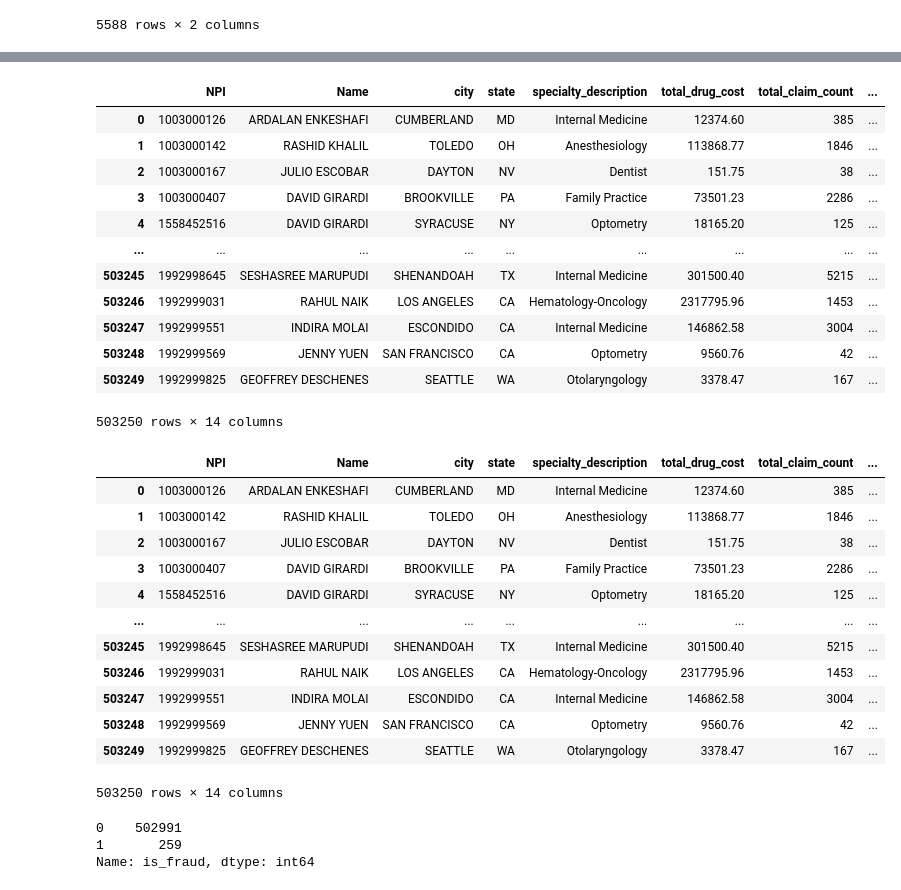
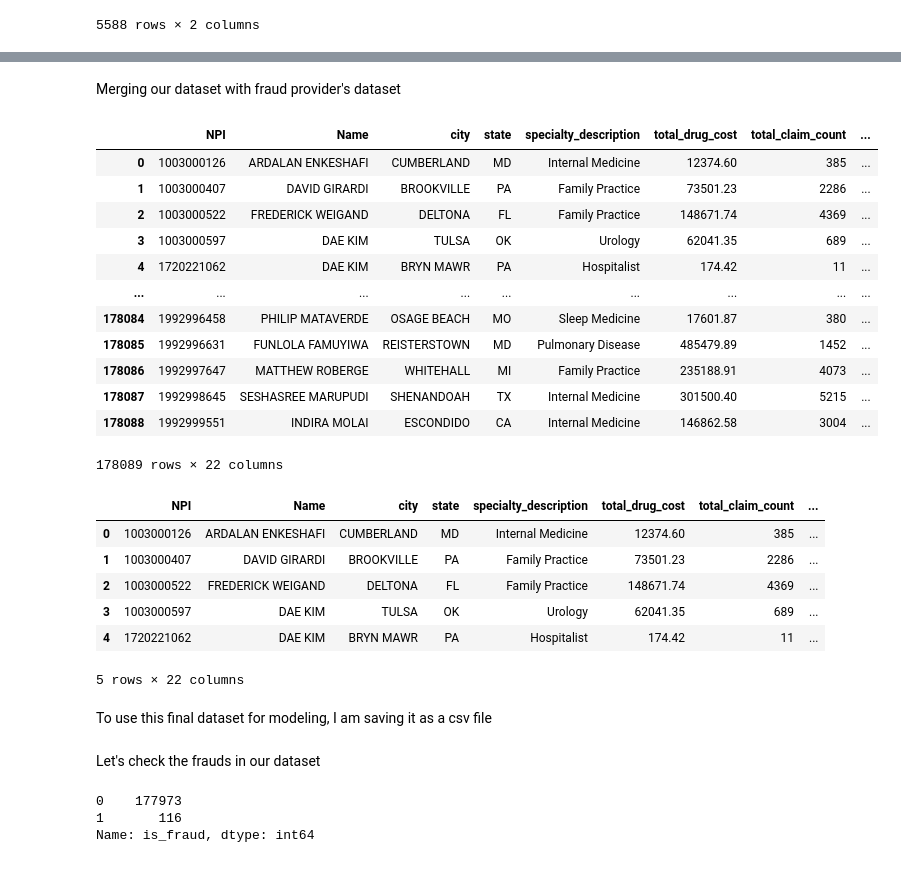
Before and after one commit to Umangi0705/GA-DSI-Medicare-fraud-detection-, a Jupyter notebook: final_data.ipynb, the cells around one changed output, grey strips where cells are left out. Drawn from its saved outputs; the diff is of its cells as text; code cells hidden in the pictures.

```diff
--- a/final_data.ipynb
+++ b/final_data.ipynb
@@ -506,18 +422,20 @@ fraud
+# %% [markdown]
+Merging our dataset with fraud provider's dataset
 # %%
-df= pd.merge(df1,fraud, how ='left',on = "NPI")
+df= pd.merge(df,fraud, how ='left',on = "NPI")
 # %%
 df
 # %% [output]
 |  | NPI | Name | city | state | specialty_description | total_drug_cost | total_claim_count | ... |
 | 0 | 1003000126 | ARDALAN ENKESHAFI | CUMBERLAND | MD | Internal Medicine | 12374.60 | 385 | ... |
-| 1 | 1003000142 | RASHID KHALIL | TOLEDO | OH | Anesthesiology | 113868.77 | 1846 | ... |
-| 2 | 1003000167 | JULIO ESCOBAR | DAYTON | NV | Dentist | 151.75 | 38 | ... |
-| 3 | 1003000407 | DAVID GIRARDI | BROOKVILLE | PA | Family Practice | 73501.23 | 2286 | ... |
-| 4 | 1558452516 | DAVID GIRARDI | SYRACUSE | NY | Optometry | 18165.20 | 125 | ... |
+| 1 | 1003000407 | DAVID GIRARDI | BROOKVILLE | PA | Family Practice | 73501.23 | 2286 | ... |
+| 2 | 1003000522 | FREDERICK WEIGAND | DELTONA | FL | Family Practice | 148671.74 | 4369 | ... |
+| 3 | 1003000597 | DAE KIM | TULSA | OK | Urology | 62041.35 | 689 | ... |
+| 4 | 1720221062 | DAE KIM | BRYN MAWR | PA | Hospitalist | 174.42 | 11 | ... |
 | ... | ... | ... | ... | ... | ... | ... | ... | ... |
-| 503245 | 1992998645 | SESHASREE MARUPUDI | SHENANDOAH | TX | Internal Medicine | 301500.40 | 5215 | ... |
-| 503246 | 1992999031 | RAHUL NAIK | LOS ANGELES | CA | Hematology-Oncology | 2317795.96 | 1453 | ... |
-| 503247 | 1992999551 | INDIRA MOLAI | ESCONDIDO | CA | Internal Medicine | 146862.58 | 3004 | ... |
-| 503248 | 1992999569 | JENNY YUEN | SAN FRANCISCO | CA | Optometry | 9560.76 | 42 | ... |
-| 503249 | 1992999825 | GEOFFREY DESCHENES | SEATTLE | WA | Otolaryngology | 3378.47 | 167 | ... |
+| 178084 | 1992996458 | PHILIP MATAVERDE | OSAGE BEACH | MO | Sleep Medicine | 17601.87 | 380 | ... |
+| 178085 | 1992996631 | FUNLOLA FAMUYIWA | REISTERSTOWN | MD | Pulmonary Disease | 485479.89 | 1452 | ... |
+| 178086 | 1992997647 | MATTHEW ROBERGE | WHITEHALL | MI | Family Practice | 235188.91 | 4073 | ... |
+| 178087 | 1992998645 | SESHASREE MARUPUDI | SHENANDOAH | TX | Internal Medicine | 301500.40 | 5215 | ... |
+| 178088 | 1992999551 | INDIRA MOLAI | ESCONDIDO | CA | Internal Medicine | 146862.58 | 3004 | ... |
-503250 rows × 14 columns
+178089 rows × 22 columns
@@ -526,24 +446,22 @@ df["is_fraud"]=df["is_fraud"].fillna(0)
 # %%
-df
+df.head()
 # %% [output]
 |  | NPI | Name | city | state | specialty_description | total_drug_cost | total_claim_count | ... |
 | 0 | 1003000126 | ARDALAN ENKESHAFI | CUMBERLAND | MD | Internal Medicine | 12374.60 | 385 | ... |
-| 1 | 1003000142 | RASHID KHALIL | TOLEDO | OH | Anesthesiology | 113868.77 | 1846 | ... |
-| 2 | 1003000167 | JULIO ESCOBAR | DAYTON | NV | Dentist | 151.75 | 38 | ... |
-| 3 | 1003000407 | DAVID GIRARDI | BROOKVILLE | PA | Family Practice | 73501.23 | 2286 | ... |
-| 4 | 1558452516 | DAVID GIRARDI | SYRACUSE | NY | Optometry | 18165.20 | 125 | ... |
-| ... | ... | ... | ... | ... | ... | ... | ... | ... |
-| 503245 | 1992998645 | SESHASREE MARUPUDI | SHENANDOAH | TX | Internal Medicine | 301500.40 | 5215 | ... |
-| 503246 | 1992999031 | RAHUL NAIK | LOS ANGELES | CA | Hematology-Oncology | 2317795.96 | 1453 | ... |
-| 503247 | 1992999551 | INDIRA MOLAI | ESCONDIDO | CA | Internal Medicine | 146862.58 | 3004 | ... |
-| 503248 | 1992999569 | JENNY YUEN | SAN FRANCISCO | CA | Optometry | 9560.76 | 42 | ... |
-| 503249 | 1992999825 | GEOFFREY DESCHENES | SEATTLE | WA | Otolaryngology | 3378.47 | 167 | ... |
+| 1 | 1003000407 | DAVID GIRARDI | BROOKVILLE | PA | Family Practice | 73501.23 | 2286 | ... |
+| 2 | 1003000522 | FREDERICK WEIGAND | DELTONA | FL | Family Practice | 148671.74 | 4369 | ... |
+| 3 | 1003000597 | DAE KIM | TULSA | OK | Urology | 62041.35 | 689 | ... |
+| 4 | 1720221062 | DAE KIM | BRYN MAWR | PA | Hospitalist | 174.42 | 11 | ... |
-503250 rows × 14 columns
+5 rows × 22 columns
+# %% [markdown]
+To use this final dataset for modeling, I am saving it as a csv file
 # %%
 df.to_csv("./datasets/final_data.csv")
+# %% [markdown]
+Let's check the frauds in our dataset
 # %%
 df["is_fraud"].value_counts()
 # %% [output]
-0    502991
-1       259
+0    177973
+1       116
 Name: is_fraud, dtype: int64
```
Also changed, not shown: parts of 44 cells of this notebook, 9 other files.
